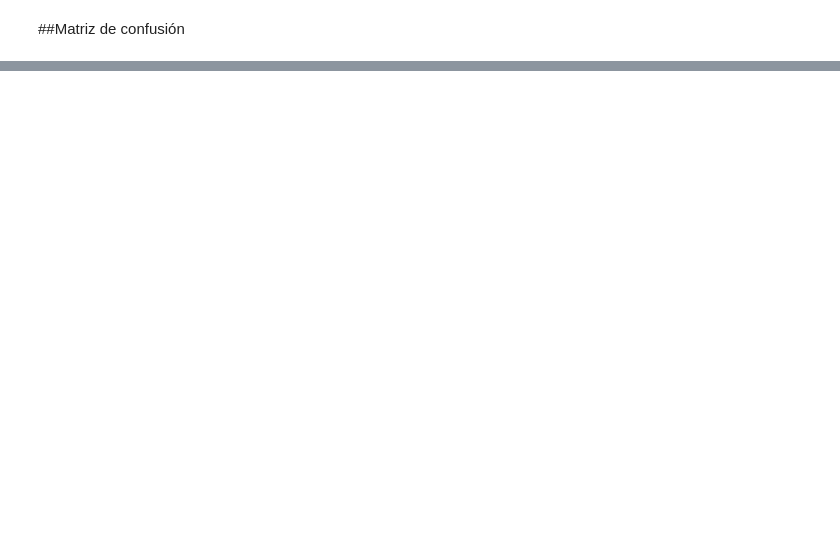
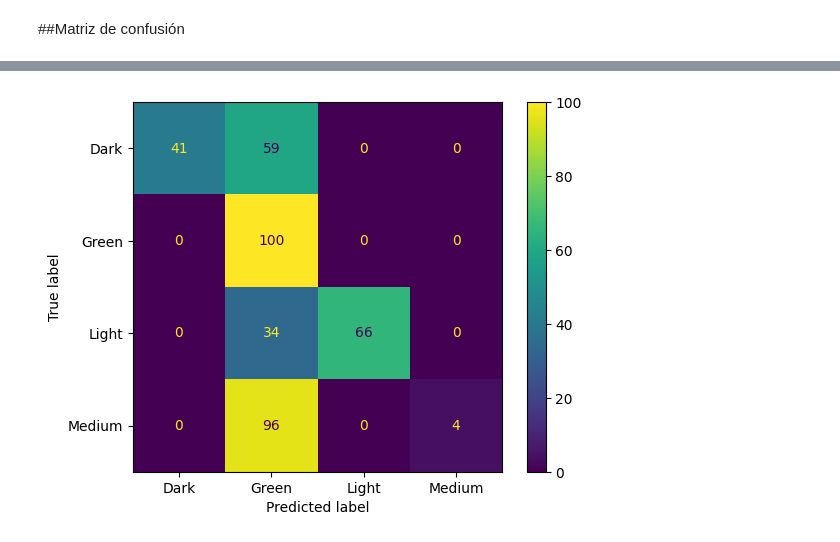
Before and after one commit to Mgb64/RedesNeuronales, a Jupyter notebook: GranosDeCafe/Granos_de_café.ipynb, the cells around one changed output, grey strips where cells are left out. Cells and saved outputs as stored; diff of their text form; code cells hidden in the pictures; blank space fills up the shorter version.

```diff
--- a/GranosDeCafe/Granos_de_café.ipynb
+++ b/GranosDeCafe/Granos_de_café.ipynb
@@ -320,0 +416,6 @@ print(f'Tiempo total: {(time.time() - tiempo_inicial)/60:.5f} mins')
+# %%
+y_pred = model3.predict( test_ds )
+con = confusion_matrix( test_label,  np.argmax(y_pred, axis=1)  )
+disp = ConfusionMatrixDisplay( confusion_matrix = con ,  display_labels = test_ds.class_names ).plot()
+plt.show()
+# %% [output]
@@ -320,0 +423 @@ print(f'Tiempo total: {(time.time() - tiempo_inicial)/60:.5f} mins')
+[figure, added]
```
Also changed, not shown: parts of 19 cells of this notebook.
